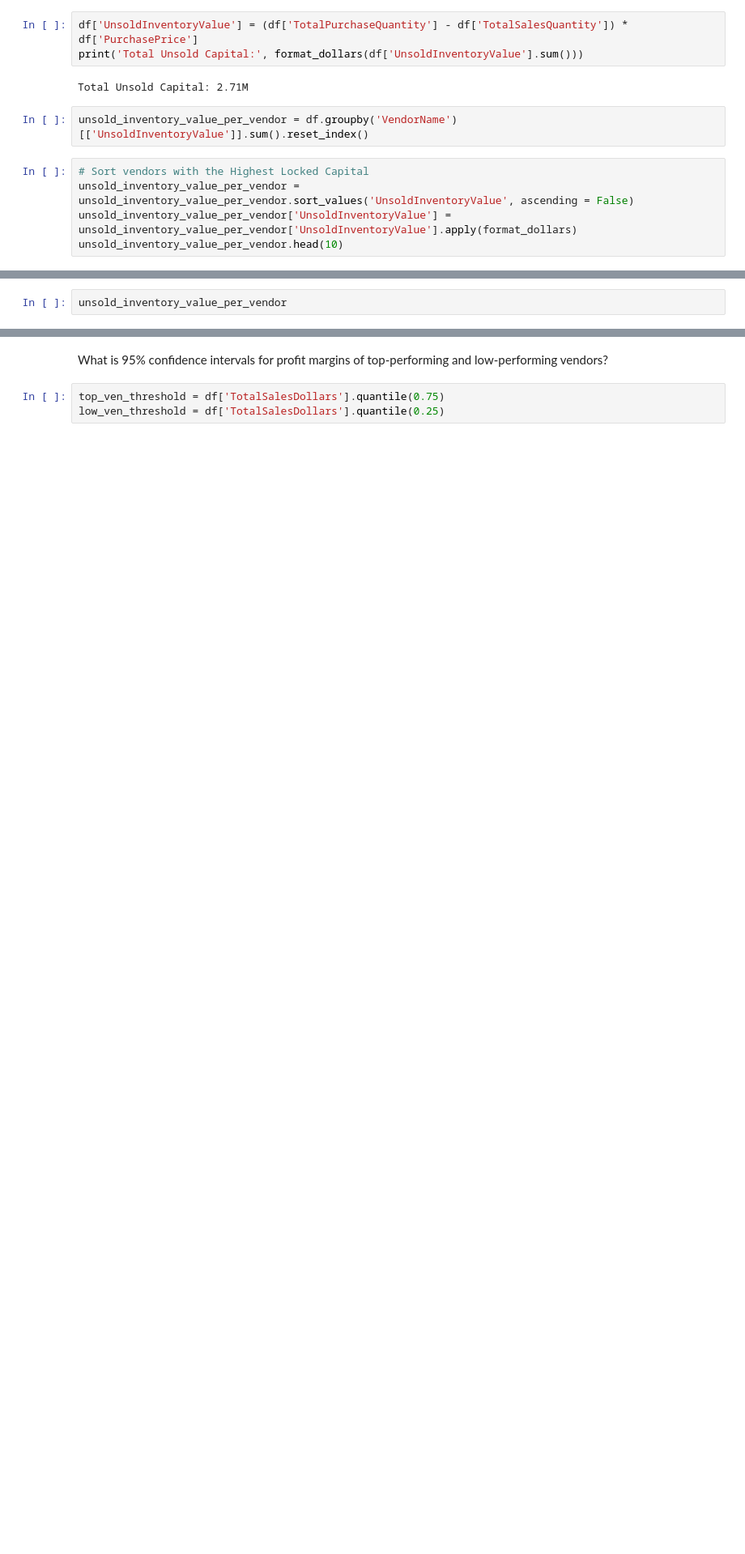
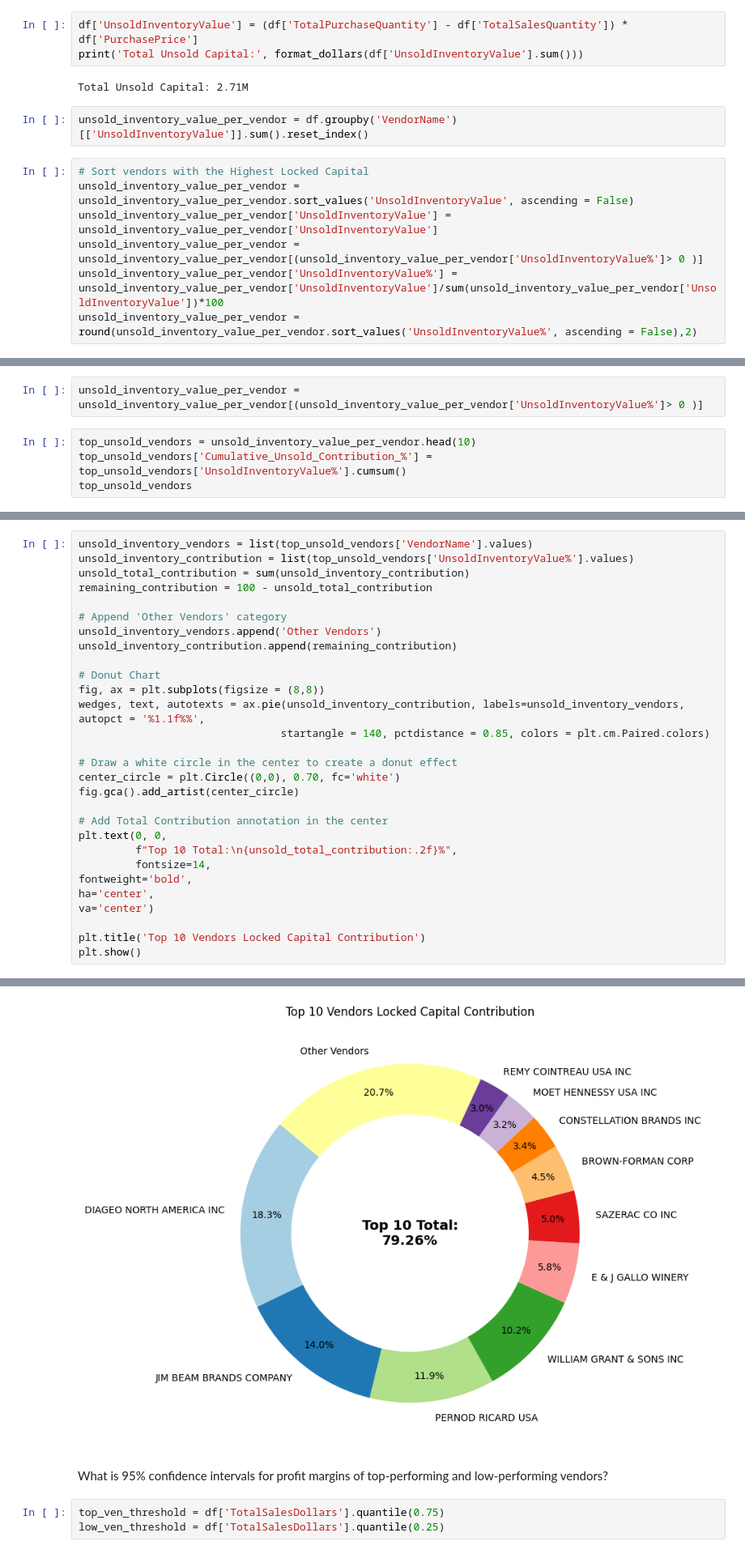
Before and after one commit to sagar-suchak/Vendor-Performance-Analysis, a Jupyter notebook: vendor_performance_analysis.ipynb, the cells around one changed output, grey strips where cells are left out. Shown at 81% size. Drawn from its saved outputs; the diff is of its cells as text; blank space fills up the shorter version.

```diff
--- a/vendor_performance_analysis.ipynb
+++ b/vendor_performance_analysis.ipynb
@@ -537,5 +537,7 @@ unsold_inventory_value_per_vendor = df.groupby('VendorName')[['UnsoldInventoryVa
 # %%
 # Sort vendors with the Highest Locked Capital
 unsold_inventory_value_per_vendor = unsold_inventory_value_per_vendor.sort_values('UnsoldInventoryValue', ascending = False)
-unsold_inventory_value_per_vendor['UnsoldInventoryValue'] = unsold_inventory_value_per_vendor['UnsoldInventoryValue'].apply(format_dollars)
-unsold_inventory_value_per_vendor.head(10)
+unsold_inventory_value_per_vendor['UnsoldInventoryValue'] = unsold_inventory_value_per_vendor['UnsoldInventoryValue']
+unsold_inventory_value_per_vendor = unsold_inventory_value_per_vendor[(unsold_inventory_value_per_vendor['UnsoldInventoryValue%']> 0 )]
+unsold_inventory_value_per_vendor['UnsoldInventoryValue%'] = unsold_inventory_value_per_vendor['UnsoldInventoryValue']/sum(unsold_inventory_value_per_vendor['UnsoldInventoryValue'])*100
+unsold_inventory_value_per_vendor = round(unsold_inventory_value_per_vendor.sort_values('UnsoldInventoryValue%', ascending = False),2)
@@ -553,0 +544,6 @@ unsold_inventory_value_per_vendor.head(10)
+# %%
+unsold_inventory_value_per_vendor = unsold_inventory_value_per_vendor[(unsold_inventory_value_per_vendor['UnsoldInventoryValue%']> 0 )]
+# %%
+top_unsold_vendors = unsold_inventory_value_per_vendor.head(10)
+top_unsold_vendors['Cumulative_Unsold_Contribution_%'] = top_unsold_vendors['UnsoldInventoryValue%'].cumsum()
+top_unsold_vendors
@@ -554,3 +576,30 @@ unsold_inventory_value_per_vendor.head(10)
 # %%
-unsold_inventory_value_per_vendor
+unsold_inventory_vendors = list(top_unsold_vendors['VendorName'].values)
+unsold_inventory_contribution = list(top_unsold_vendors['UnsoldInventoryValue%'].values)
+unsold_total_contribution = sum(unsold_inventory_contribution)
+remaining_contribution = 100 - unsold_total_contribution
+
+# Append 'Other Vendors' category
+unsold_inventory_vendors.append('Other Vendors')
+unsold_inventory_contribution.append(remaining_contribution)
+
+# Donut Chart
+fig, ax = plt.subplots(figsize = (8,8))
+wedges, text, autotexts = ax.pie(unsold_inventory_contribution, labels=unsold_inventory_vendors, autopct = '%1.1f%%',
+                                startangle = 140, pctdistance = 0.85, colors = plt.cm.Paired.colors)
+
+# Draw a white circle in the center to create a donut effect
+center_circle = plt.Circle((0,0), 0.70, fc='white')
+fig.gca().add_artist(center_circle)
+
+# Add Total Contribution annotation in the center
+plt.text(0, 0,
+         f"Top 10 Total:\n{unsold_total_contribution:.2f}%",
+         fontsize=14,
+fontweight='bold',
+ha='center',
+va='center')
+
+plt.title('Top 10 Vendors Locked Capital Contribution')
+plt.show()
 # %% [output]
@@ -570,3 +606,4 @@ unsold_inventory_value_per_vendor
+[figure, added]
 # %% [markdown]
 What is 95% confidence intervals for profit margins of top-performing and low-performing vendors?
 # %%
```
Also changed, not shown: parts of 19 cells of this notebook.
